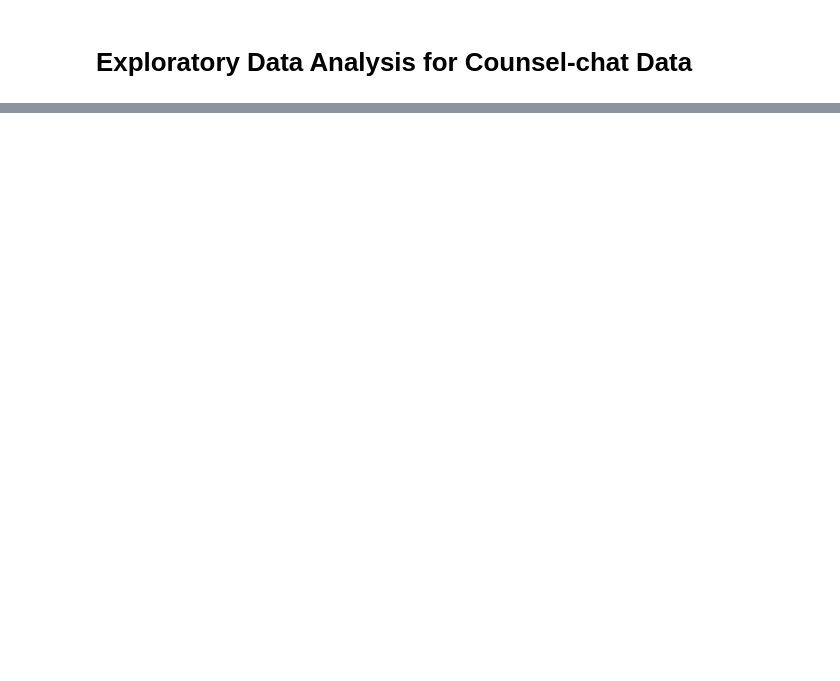
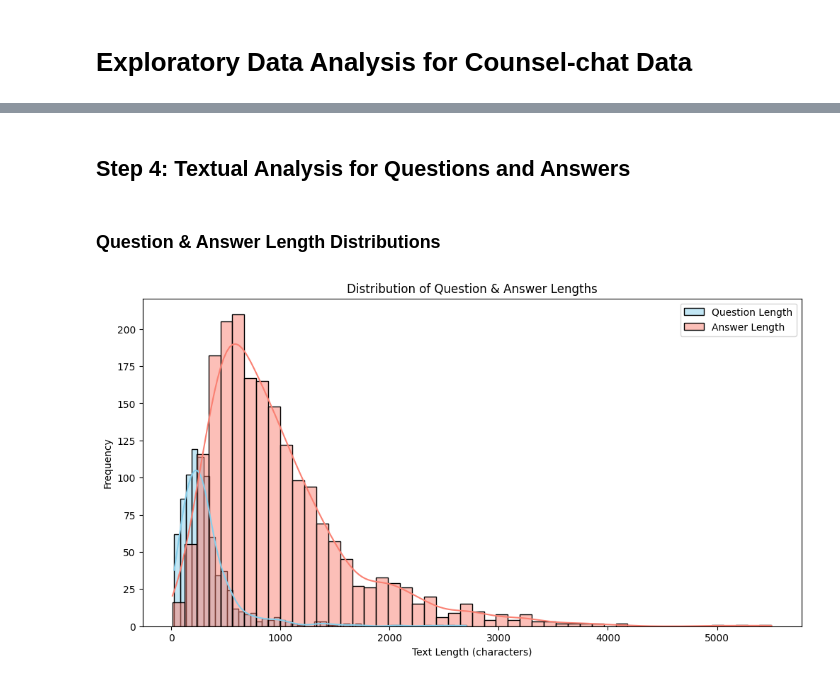
Before and after one commit to qasimza/thera-pal, a Jupyter notebook: eda.ipynb, the cells around one changed output, grey strips where cells are left out. Saved outputs shown, nothing was run; the diff lists cells and outputs as text; code cells hidden in the pictures; blank space fills up the shorter version.

```diff
--- a/eda.ipynb
+++ b/eda.ipynb
@@ -19,0 +234,18 @@ chat_data.head(5)
+# %% [markdown]
+## Step 4: Textual Analysis for Questions and Answers
+# %% [markdown]
+### Question & Answer Length Distributions
+# %%
+chat_data['question_len'] = chat_data['questionText'].drop_duplicates().apply(len)
+chat_data['answer_len'] = chat_data['answerText'].drop_duplicates().apply(len)
+
+plt.figure(figsize=(12,6))
+sns.histplot(chat_data['question_len'], bins=50, kde=True, color='skyblue', label='Question Length')
+sns.histplot(chat_data['answer_len'], bins=50, kde=True, color='salmon', label='Answer Length')
+plt.legend()
+plt.title('Distribution of Question & Answer Lengths')
+plt.xlabel('Text Length (characters)')
+plt.ylabel('Frequency')
+plt.show()
+# %% [output]
+[figure, added]
```
Also changed, not shown: parts of 38 cells of this notebook, 2 other files.
